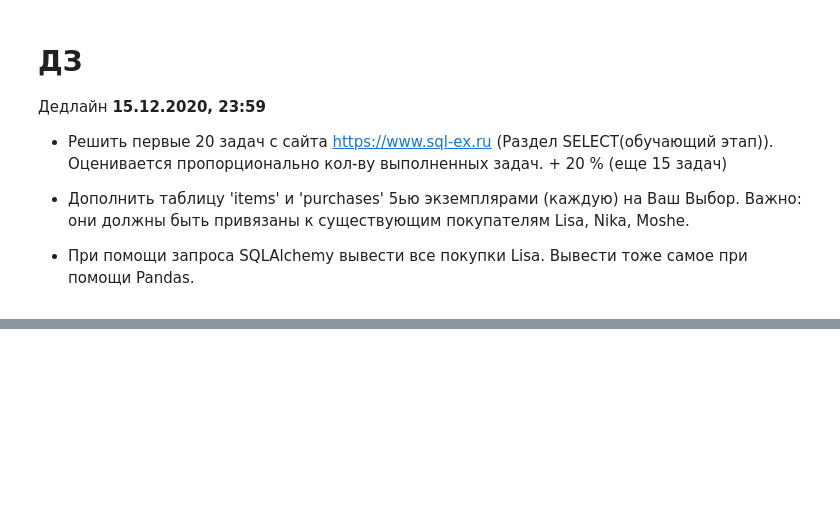
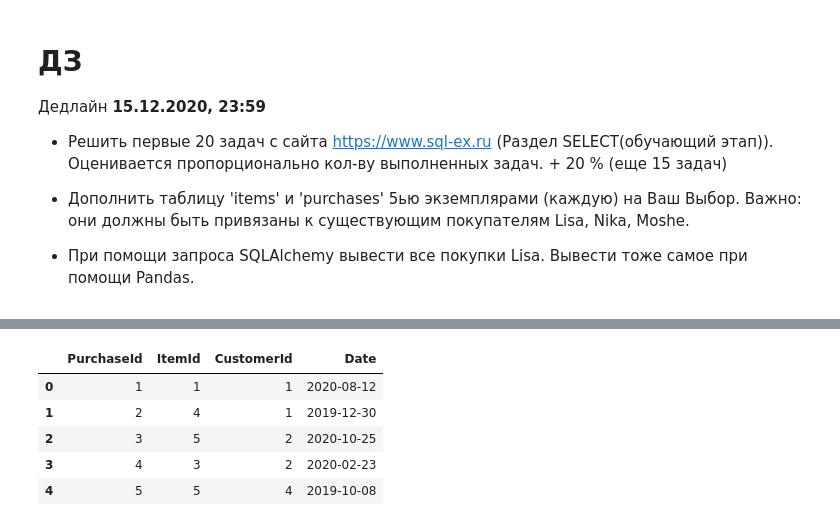
Before and after one commit to alexmal2804/hwds, a Jupyter notebook: HW_"Part_1_Intro_to_SQL_ipynb".ipynb, the cells around one changed output, grey strips where cells are left out. Saved outputs shown, nothing was run; the diff lists cells and outputs as text; code cells hidden in the pictures; blank space fills up the shorter version.

```diff
--- a/HW_"Part_1_Intro_to_SQL_ipynb".ipynb
+++ b/HW_"Part_1_Intro_to_SQL_ipynb".ipynb
@@ -764,0 +947,4 @@ ORDER BY
+# %%
+purchase_query = select([Purchase.PurchaseId, Purchase.ItemId, Purchase.CustomerId, Purchase.Date])
+display_results(purchase_query)
+# %% [output]
@@ -764,0 +954,6 @@ ORDER BY
+|  | PurchaseId | ItemId | CustomerId | Date |
+| 0 | 1 | 1 | 1 | 2020-08-12 |
+| 1 | 2 | 4 | 1 | 2019-12-30 |
+| 2 | 3 | 5 | 2 | 2020-10-25 |
+| 3 | 4 | 3 | 2 | 2020-02-23 |
+| 4 | 5 | 5 | 4 | 2019-10-08 |
```
Also changed, not shown: parts of 31 cells of this notebook.
